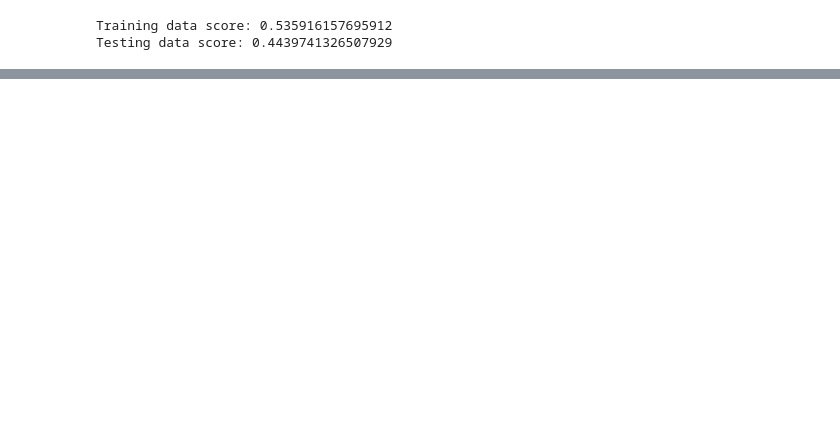
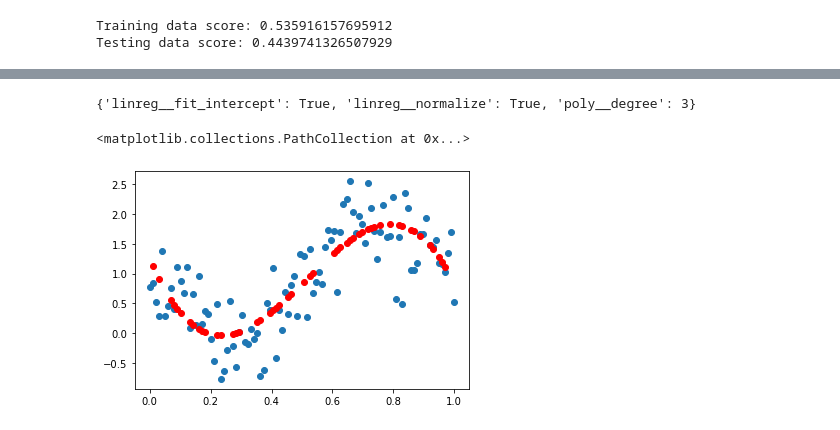
Before and after one commit to AIBiology/Jupyter_Content, a Jupyter notebook: teach_08_Bias_variance_tradeoff.ipynb, the cells around one changed output, grey strips where cells are left out. Drawn from its saved outputs; the diff is of its cells as text; code cells hidden in the pictures; blank space fills up the shorter version.

```diff
--- a/teach_08_Bias_variance_tradeoff.ipynb
+++ b/teach_08_Bias_variance_tradeoff.ipynb
@@ -262,0 +379,11 @@ Testing data score: 0.4439741326507929
+# %%
+from sklearn.model_selection import GridSearchCV
+
+param_grid = {'poly__degree': np.arange(21),
+              'linreg__fit_intercept': [True, False],
+              'linreg__normalize': [True, False]}
+
+grid = GridSearchCV(PolynomialRegression(), param_grid, cv=7)
+# %%
+# Once we call the .fit method all the models will be fit
+grid.fit(X,y)
@@ -262,0 +399,19 @@ Testing data score: 0.4439741326507929
+# %%
+# The best parameters are stored in grid.best_params_
+grid.best_params_
+# %% [output]
+{'linreg__fit_intercept': True, 'linreg__normalize': True, 'poly__degree': 3}
+# %%
+# We can then use the model using grid.best_estimator_
+model = grid.best_estimator_
+
+# Predict our y's using the model
+y_test = model.fit(X,y).predict(X_test)
+
+
+# Plot the data in blue and the predicted data in red.
+plt.scatter(X,y) # Scatter plot of our training data
+plt.scatter(X_test,y_test, color='red') # Our linear model
+# %% [output]
+<matplotlib.collections.PathCollection at 0x...>
+[figure, added]
```
Also changed, not shown: parts of 10 cells of this notebook.
